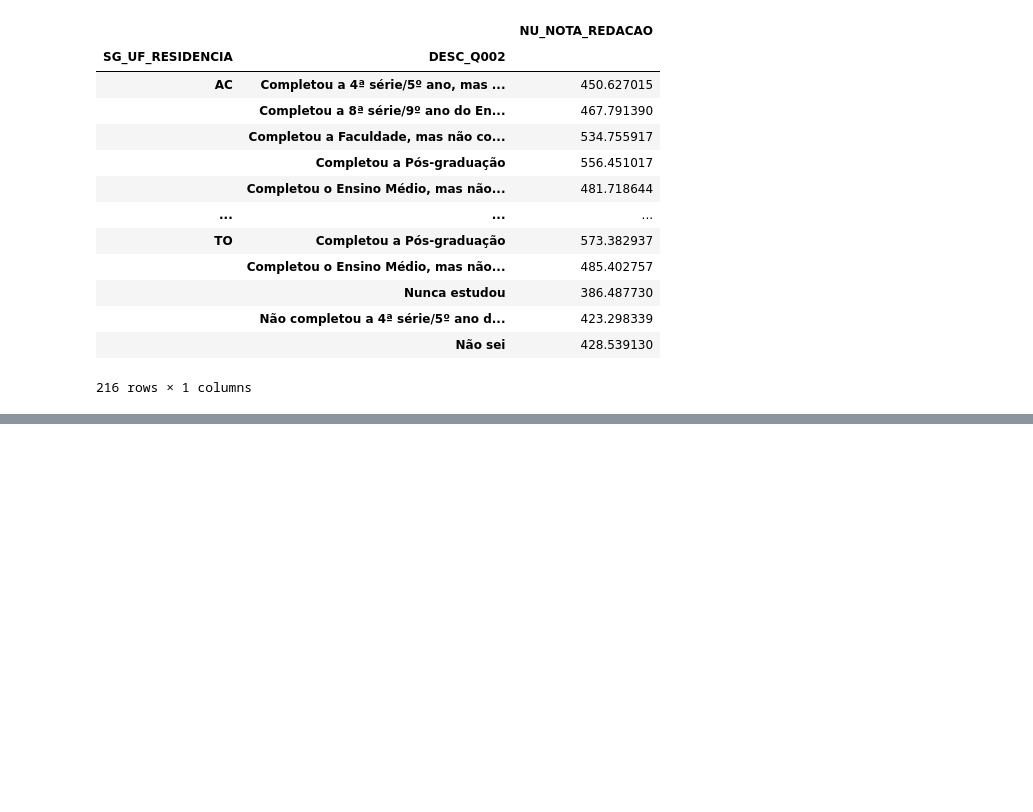
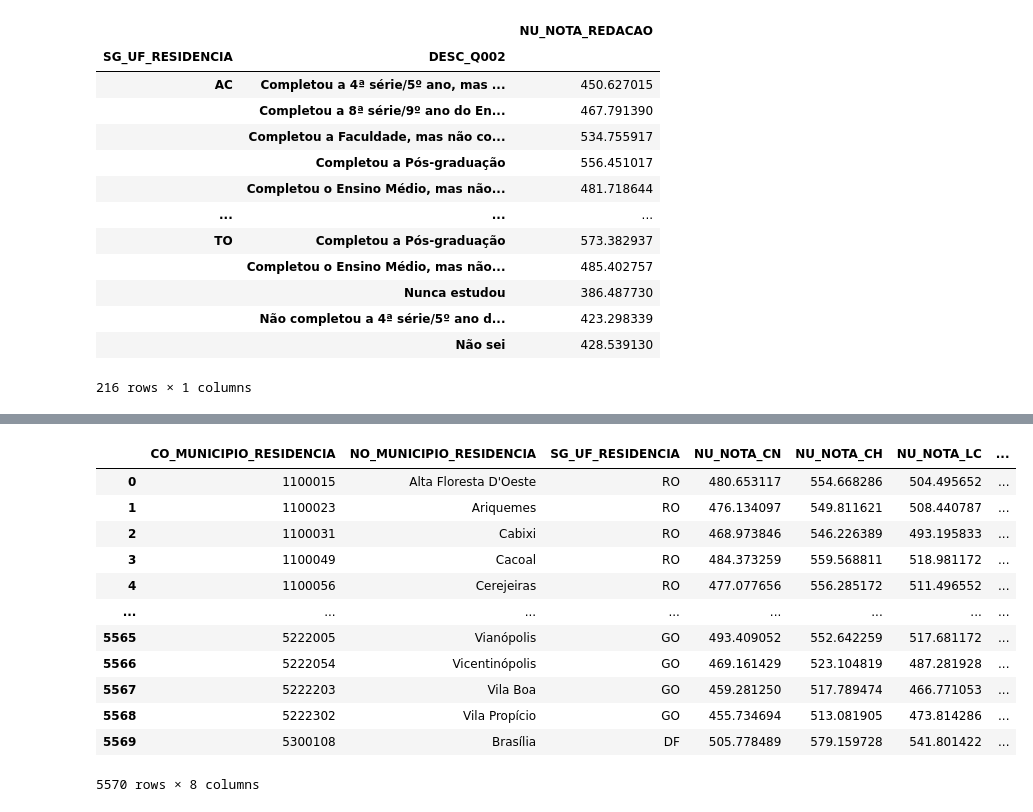
Before and after one commit to maitevitoria/analise-dadosenem, a Jupyter notebook: analise2018.ipynb, the cells around one changed output, grey strips where cells are left out. Cells and saved outputs as stored; diff of their text form; code cells hidden in the pictures; blank space fills up the shorter version.

```diff
--- a/analise2018.ipynb
+++ b/analise2018.ipynb
@@ -427,0 +461,18 @@ enem_social.filter(items=['NU_NOTA_REDACAO', 'SG_UF_RESIDENCIA','DESC_Q002'])\
+# %%
+mediamunic_df = novo_df.groupby(['CO_MUNICIPIO_RESIDENCIA', 'NO_MUNICIPIO_RESIDENCIA', 'SG_UF_RESIDENCIA'], as_index = False).mean()
+# %%
+mediamunic_df
+# %% [output]
+|  | CO_MUNICIPIO_RESIDENCIA | NO_MUNICIPIO_RESIDENCIA | SG_UF_RESIDENCIA | NU_NOTA_CN | NU_NOTA_CH | NU_NOTA_LC | ... |
+| 0 | 1100015 | Alta Floresta D'Oeste | RO | 480.653117 | 554.668286 | 504.495652 | ... |
+| 1 | 1100023 | Ariquemes | RO | 476.134097 | 549.811621 | 508.440787 | ... |
+| 2 | 1100031 | Cabixi | RO | 468.973846 | 546.226389 | 493.195833 | ... |
+| 3 | 1100049 | Cacoal | RO | 484.373259 | 559.568811 | 518.981172 | ... |
+| 4 | 1100056 | Cerejeiras | RO | 477.077656 | 556.285172 | 511.496552 | ... |
+| ... | ... | ... | ... | ... | ... | ... | ... |
+| 5565 | 5222005 | Vianópolis | GO | 493.409052 | 552.642259 | 517.681172 | ... |
+| 5566 | 5222054 | Vicentinópolis | GO | 469.161429 | 523.104819 | 487.281928 | ... |
+| 5567 | 5222203 | Vila Boa | GO | 459.281250 | 517.789474 | 466.771053 | ... |
+| 5568 | 5222302 | Vila Propício | GO | 455.734694 | 513.081905 | 473.814286 | ... |
+| 5569 | 5300108 | Brasília | DF | 505.778489 | 579.159728 | 541.801422 | ... |
+5570 rows × 8 columns
```
Also changed, not shown: parts of 4 cells of this notebook, 5 other files.
